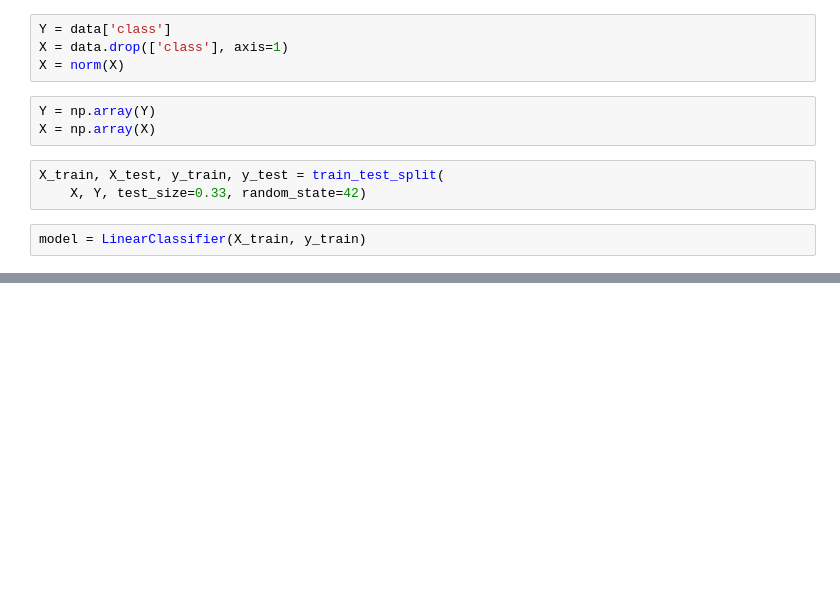
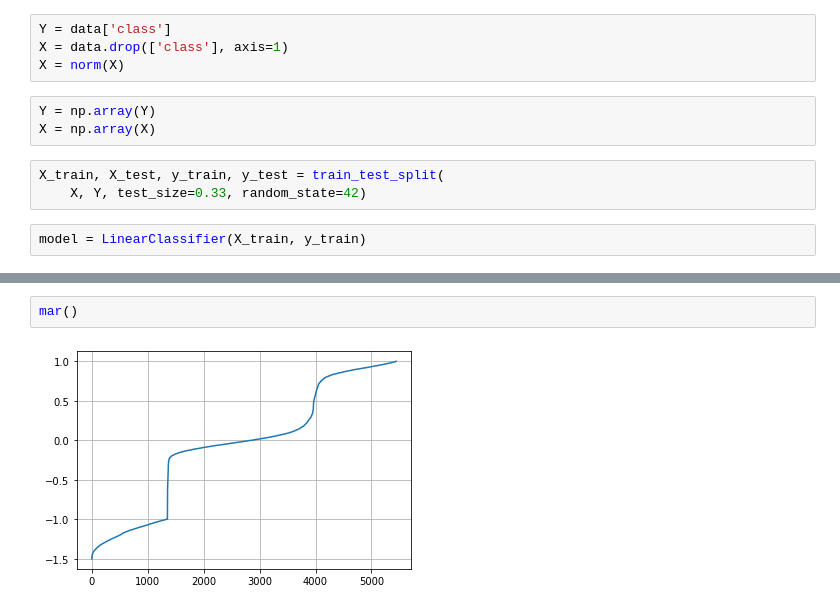
Before and after one commit to BabylenMagnus/EStraine, a Jupyter notebook: Test.ipynb, the cells around one changed output, grey strips where cells are left out. Saved outputs shown, nothing was run; the diff lists cells and outputs as text; blank space fills up the shorter version.

```diff
--- a/Test.ipynb
+++ b/Test.ipynb
@@ -128,0 +46,4 @@ ZeroDivisionError: integer division or modulo by zero
+# %%
+mar()
+# %% [output]
+[figure, added]
```
Also changed, not shown: parts of 24 cells of this notebook, 2 other files.
